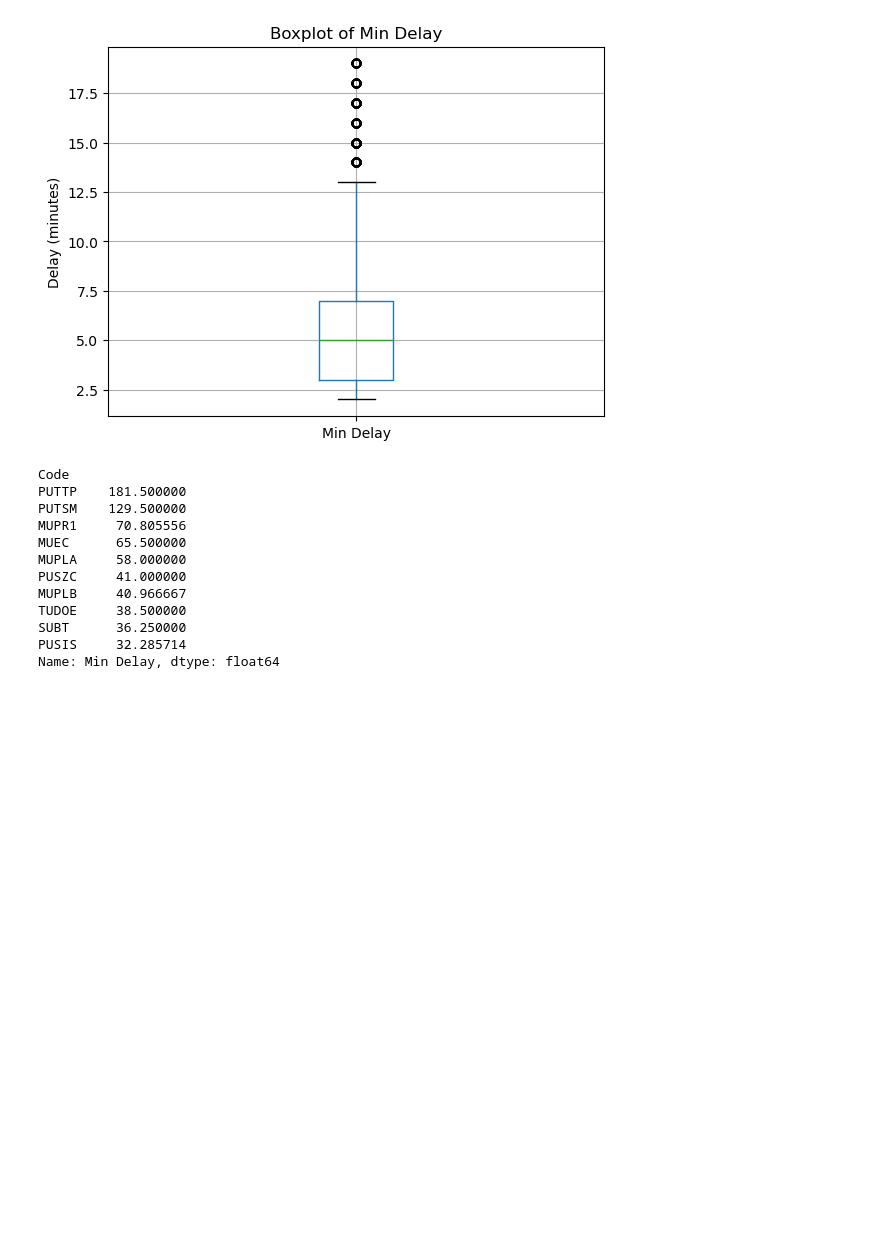
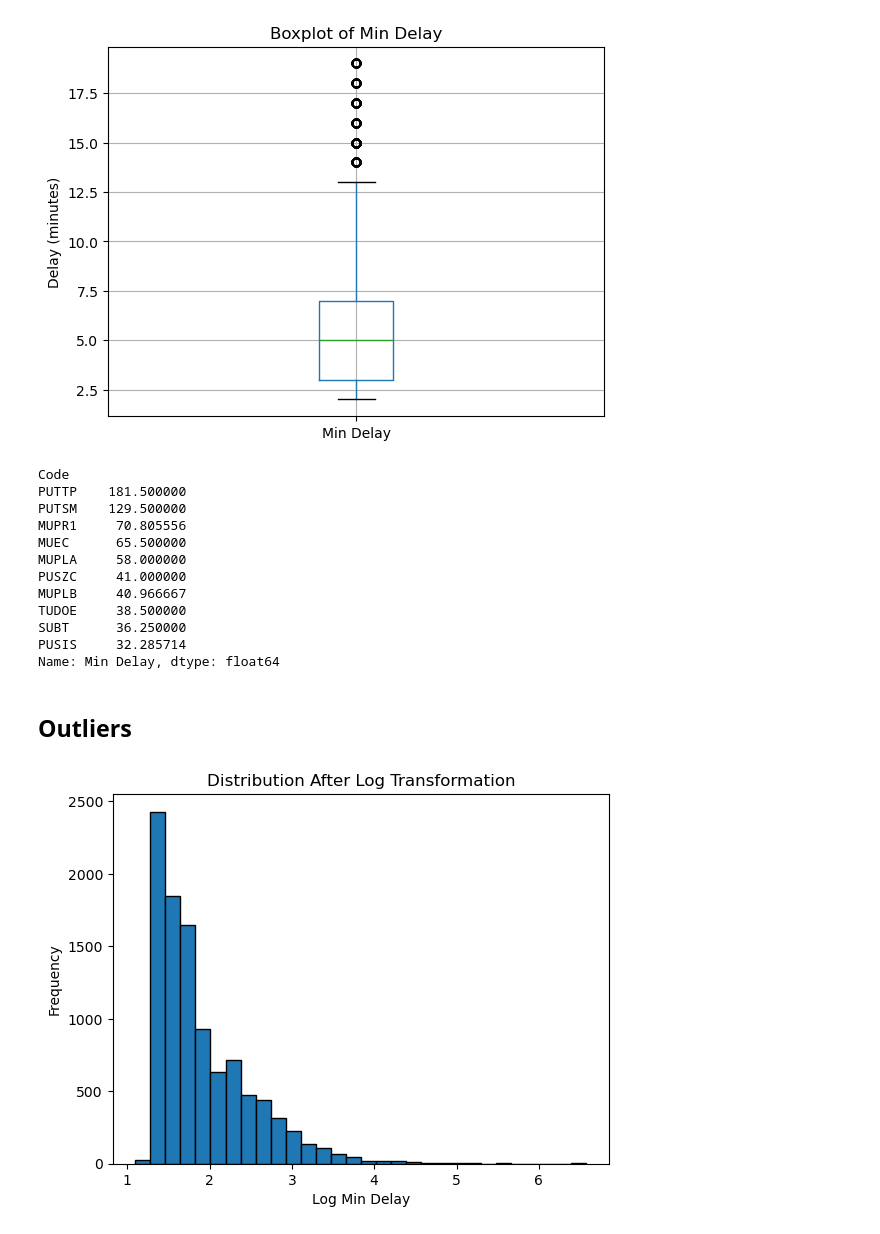
Before and after one commit to jcpeinado/Team_Project-TTC_Delays, a Jupyter notebook: 02_data_processing/01_exploratory_data_analysis.ipynb, the cells around one changed output. Cells and saved outputs as stored; diff of their text form; code cells hidden in the pictures; blank space fills up the shorter version.

```diff
--- a/02_data_processing/01_exploratory_data_analysis.ipynb
+++ b/02_data_processing/01_exploratory_data_analysis.ipynb
@@ -349,3 +433,19 @@ TUDOE     38.500000
 SUBT      36.250000
 PUSIS     32.285714
 Name: Min Delay, dtype: float64
+# %% [markdown]
+## Outliers
+# %%
+# Apply log transformation (adding 1 to avoid log(0))
+df_delay["Min Delay Log"] = np.log1p(df_delay["Min Delay"])
+df_delay["Min Gap Log"] = np.log1p(df_delay["Min Gap"])
+
+# Verify new distribution
+
+plt.hist(df_delay["Min Delay Log"], bins=30, edgecolor="black")
+plt.xlabel("Log Min Delay")
+plt.ylabel("Frequency")
+plt.title("Distribution After Log Transformation")
+plt.show()
+# %% [output]
+[figure, added]
```
Also changed, not shown: parts of 22 cells of this notebook, 1 other file.
